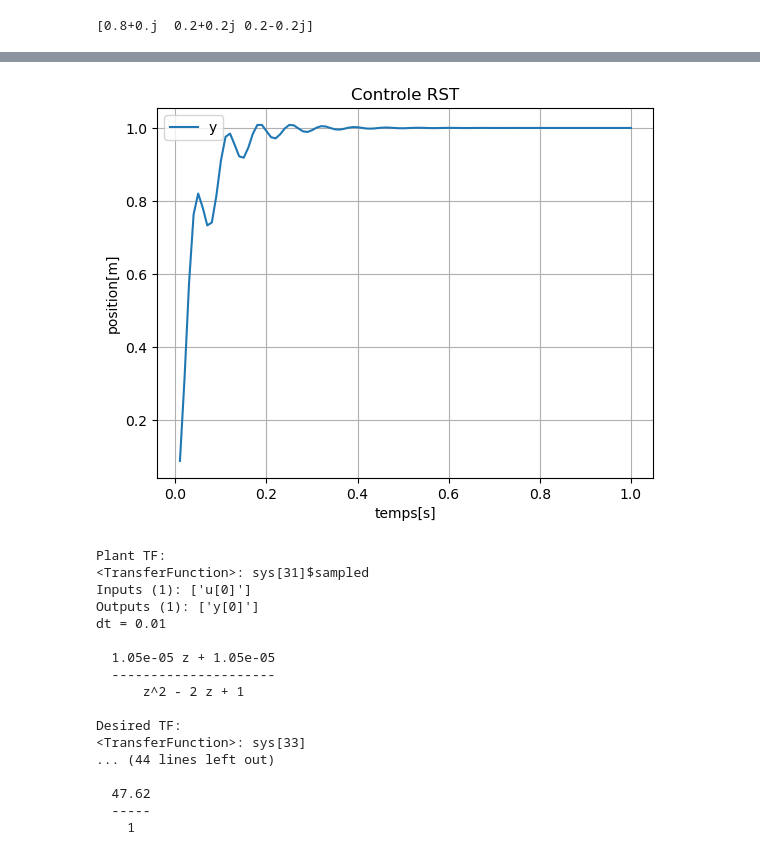
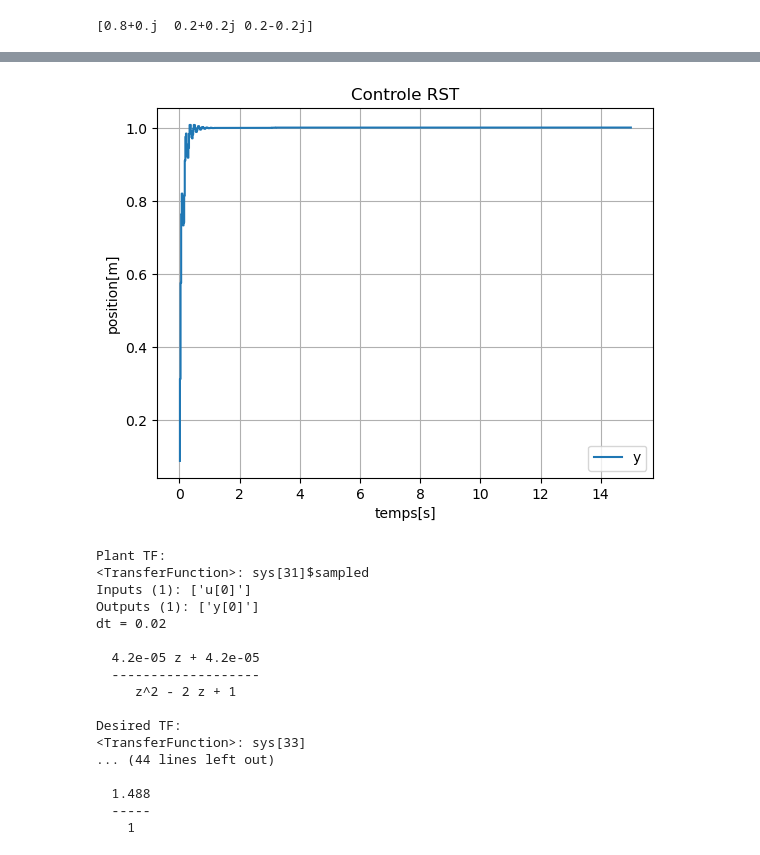
Before and after one commit to Bababoey123/PythonDiscreteControl, a Jupyter notebook: PythonDiscreteLib.ipynb, the cells around one changed output, grey strips where cells are left out. Drawn from its saved outputs; the diff is of its cells as text; code cells hidden in the pictures.

```diff
--- a/PythonDiscreteLib.ipynb
+++ b/PythonDiscreteLib.ipynb
@@ -121,7 +121,7 @@ plt.show()
 #### Mise en place du PID
 On peut changer la duréé de simulation en mettant ballbeam_config.T= varaible . L'instance du PID discret est initalisé avec DiscretePID().
 # %%
-ballbeam_config.T=1
+ballbeam_config.T=15
 # %% [markdown]
 #### Modele en espace d'états (utilisé pour la simulation hybride)
 Pour initailiser le simulateur continu, on lui met en entrée le ficher python contenant les matrices d'état
@@ -280,5 +280,3 @@ plt.show()
-# %%
-ballbeam_config.T=1
 # %% [markdown]
 RST avec fonction de transfert en BF désirée
 # %%
@@ -312,24 +310,24 @@ logger_rst_test = SimLog()
 logger_rst_test = run_discrete_control(plant_sim,rst_2,ballbeam_config,1.0,0.0,logger_rst_test)
 # %%
 plt.figure()
-plt.plot(logger_rst_test.t_hist, logger_rst_test.y_hist, label="y")
+plt.step(logger_rst_test.t_hist, logger_rst_test.y_hist, label="y")
 #plt.plot(logger_rst_test.t_hist, logger_rst_test.u_hist, label="u")
 plt.title("Controle RST")
 plt.grid()
 plt.legend()
 plt.xlabel('temps[s]')
 plt.ylabel('position[m]')
 
 #plt.savefig('Réponse_Indicielle_PID.png')
 plt.show()
 # %% [output]
-[figure, old version]
+[figure, new version]
 # %%
 utils.as_csv('RSTLog',logger_rst_test)
 # %%
-ballbeam_config.T=3
+
 plant = TransferFunctionModel(ballbeam_config)
-Desired_TF = utils.Place_real_radius(plant.Tf_dis,0.9,1.0)
+Desired_TF = utils.Place_real_radius(plant.Tf_dis,0.95,1.0)
 print('Plant TF:')
 print(plant.Tf_dis)
 print('\nDesired TF:')
@@ -345,17 +343,17 @@ Plant TF:
 <TransferFunction>: sys[31]$sampled
 Inputs (1): ['u[0]']
 Outputs (1): ['y[0]']
-dt = 0.01
+dt = 0.02
 
-  1.05e-05 z + 1.05e-05
-  ---------------------
-      z^2 - 2 z + 1
+  4.2e-05 z + 4.2e-05
+  -------------------
+     z^2 - 2 z + 1
 
 Desired TF:
 <TransferFunction>: sys[33]
 ... (44 lines left out)
 
-  47.62
+  1.488
   -----
     1
 # %%
```
Also changed, not shown: parts of 11 cells of this notebook, 7 other files.
